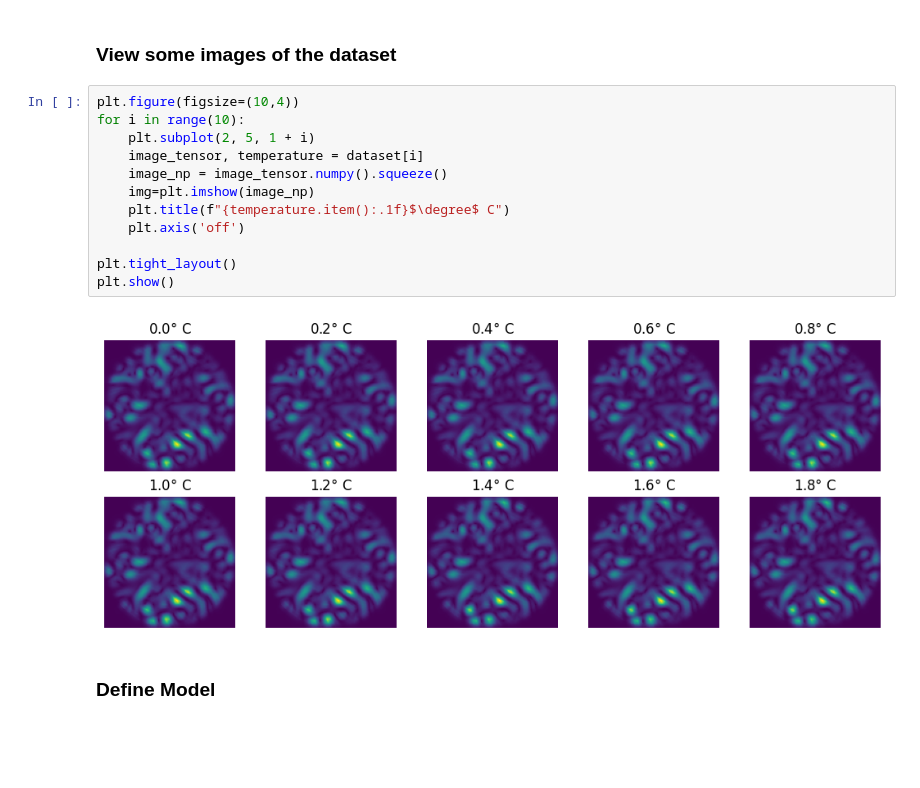
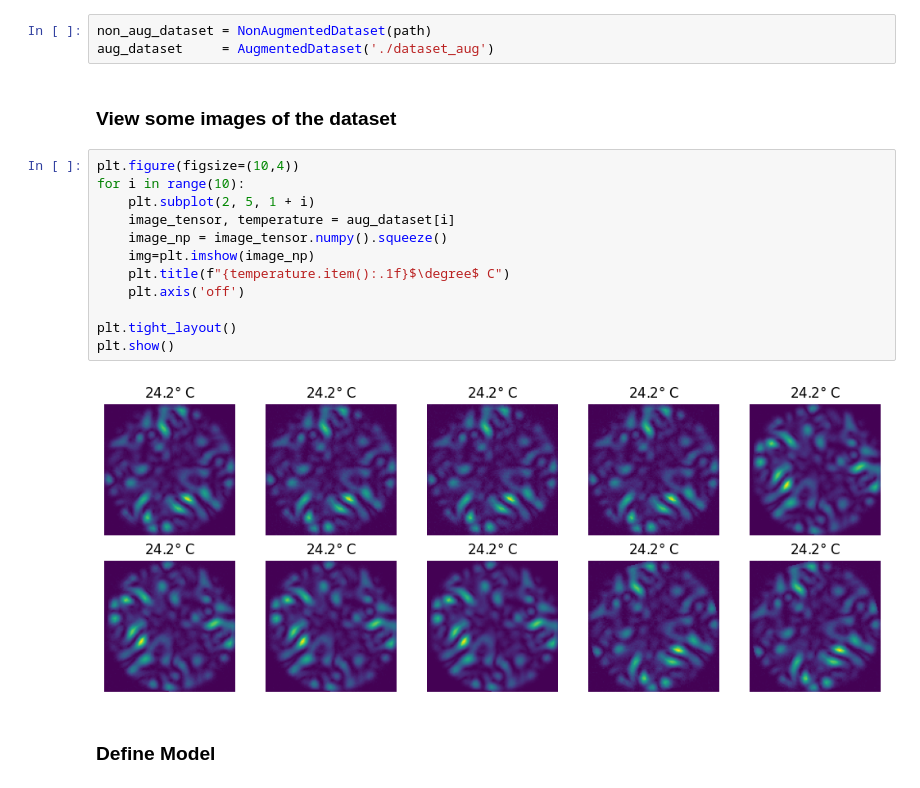
Before and after one commit to tsopeter/835-Final-Project, a Jupyter notebook: Model.ipynb, the cells around one changed output. Drawn from its saved outputs; the diff is of its cells as text; blank space fills up the shorter version.

```diff
--- a/Model.ipynb
+++ b/Model.ipynb
@@ -74,19 +28,22 @@ dataset = CustomDataset(path)
+# %%
+non_aug_dataset = NonAugmentedDataset(path)
+aug_dataset     = AugmentedDataset('./dataset_aug')
 # %% [markdown]
 ### View some images of the dataset
 # %%
 plt.figure(figsize=(10,4))
 for i in range(10):
     plt.subplot(2, 5, 1 + i)
-    image_tensor, temperature = dataset[i]
+    image_tensor, temperature = aug_dataset[i]
     image_np = image_tensor.numpy().squeeze()
     img=plt.imshow(image_np)
     plt.title(f"{temperature.item():.1f}$\degree$ C")
     plt.axis('off')
 
 plt.tight_layout()
 plt.show()
 # %% [output]
-[figure, old version]
+[figure, new version]
 # %% [markdown]
 ### Define Model
 # %%
```
Also changed, not shown: parts of 8 cells of this notebook, 3 other files.
